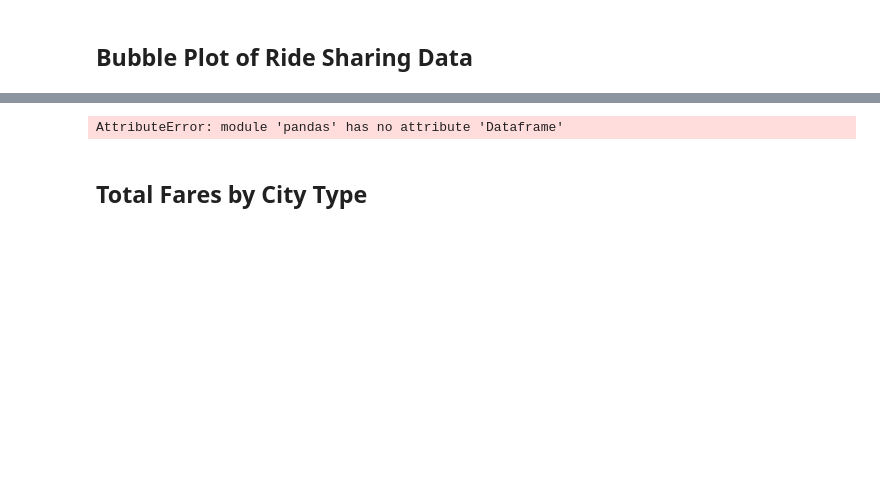
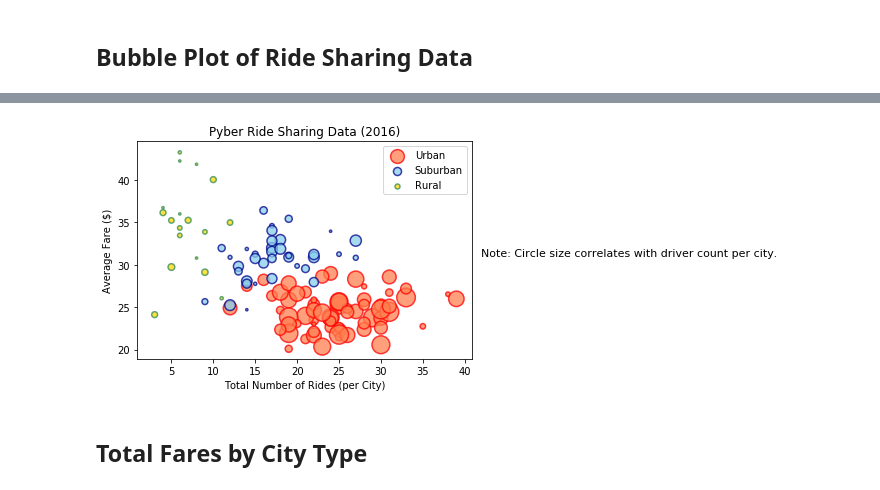
Before and after one commit to dipikakumar/allhomeworks, a Jupyter notebook: Homework/Instructions/Pyber/pyber_starter.ipynb, the cells around one changed output, grey strips where cells are left out. Cells and saved outputs as stored; diff of their text form; code cells hidden in the pictures; blank space fills up the shorter version.

```diff
--- a/Homework/Instructions/Pyber/pyber_starter.ipynb
+++ b/Homework/Instructions/Pyber/pyber_starter.ipynb
@@ -16,6 +16,7 @@ ride_data_df = pd.read_csv(ride_data)
 
 # # Combine the data into a single dataset
 combined_df = pd.merge(city_data_df, ride_data_df, on = "city")
+reduced_combined_df = combined_df.drop_duplicates(subset='city',keep = 'first')
 
 # # Display the data table for preview
-# combined_df.head()
+combined_df.head()
@@ -70,19 +51,36 @@ city_type_df
-# %%
-
-all_cities_df = pd.Dataframe({'Average Fare':  cities_group['fare'].mean(), 'Total Number of Rides': cities_group['ride_id'].count(), 'Total Number of Drivers': combined_df.drop_duplicates(subset='city',keep = 'first').set_index('city')['driver_count'],'City Type': city_type_df['type'].sum()})
-
-all_cities_df.head()
-# # # Build the scatter plots for each city types
-
-# # # Incorporate the other graph properties
-
-# # Create a legend
-
-# Incorporate a text label regarding circle size
-
-# Save Figure
-# %% [output]
-AttributeError: module 'pandas' has no attribute 'Dataframe'
+# %%
+# # # # # Build the scatter plots for each city types
+urban_df = all_cities_df[all_cities_df['City Type'] == 'Urban']
+suburban_df = all_cities_df[all_cities_df['City Type'] == 'Suburban']
+rural_df = all_cities_df[all_cities_df['City Type'] == 'Rural']
+
+
+urban_df
+plt.scatter(urban_df['Total Number of Rides'], urban_df['Average Fare'], label = 'Urban', \
+            s= urban_df['Total Number of Drivers'] * 5, color=["Coral"], edgecolor="red", alpha = .75, marker="o", linewidths=1.5)
+plt.scatter(suburban_df['Total Number of Rides'], suburban_df['Average Fare'], label = 'Suburban', \
+            s= suburban_df['Total Number of Drivers'] * 5, color=["SkyBlue"], edgecolor="darkblue", alpha = .75, marker="o", linewidths=1.5)
+plt.scatter(rural_df['Total Number of Rides'], rural_df['Average Fare'], label = 'Rural', \
+            s= rural_df['Total Number of Drivers'] * 5, color=["Gold"], edgecolor="seagreen", alpha = .75, marker="o", linewidths=1.5)
+
+# # # Incorporate the other graph properties
+
+plt.title('Pyber Ride Sharing Data (2016)')
+plt.xlabel('Total Number of Rides (per City)')
+plt.ylabel('Average Fare ($)')
+
+# # Create a legend
+
+plt.legend()
+
+# Incorporate a text label regarding circle size
+
+plt.text(42,31,"Note: Circle size correlates with driver count per city.", fontsize = 11)
+
+# Save Figure
+plt.savefig("../Images/PyBubble.png")
+# %% [output]
+[figure, added]
 # %%
 # Show plot
 plt.show()
```
Also changed, not shown: parts of 11 cells of this notebook, 13 other files.
